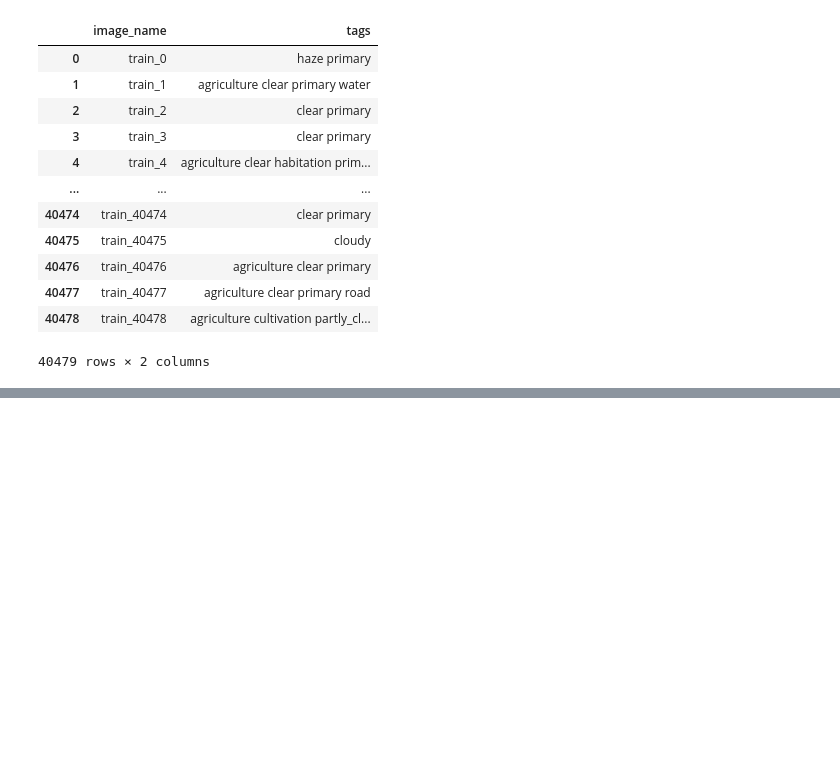
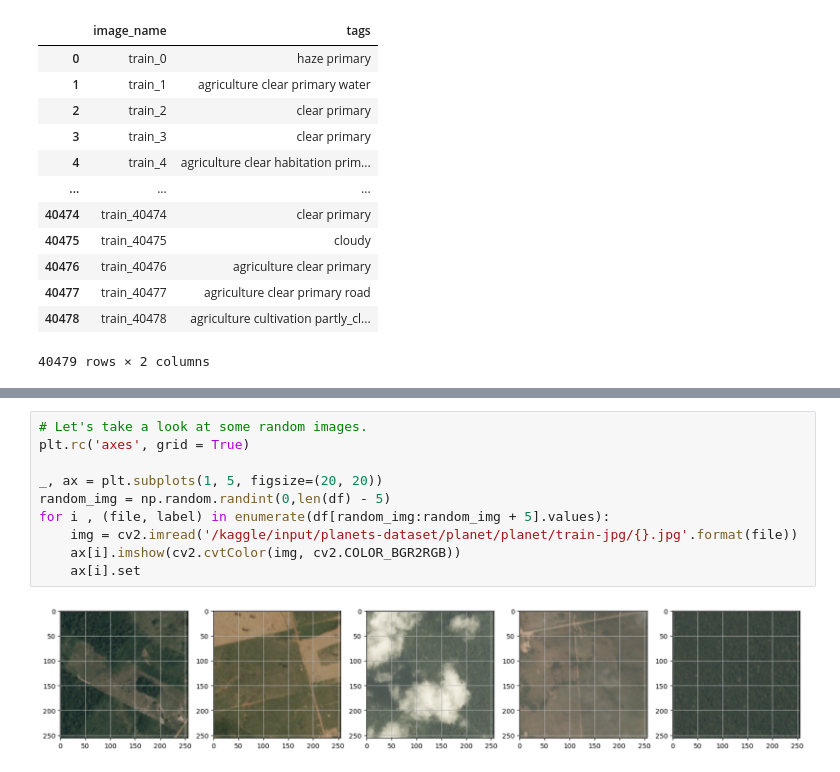
Before and after one commit to Isaac-Ndirangu-Muturi-749/Hamoye-Data-Science-Internship, a Jupyter notebook: amazon-neural-network-satellite-images.ipynb, the cells around one changed output, grey strips where cells are left out. Drawn from its saved outputs; the diff is of its cells as text; blank space fills up the shorter version.

```diff
--- a/amazon-neural-network-satellite-images.ipynb
+++ b/amazon-neural-network-satellite-images.ipynb
@@ -261,0 +93,12 @@ fitting our model using the parameters already defined
+# %%
+# Let's take a look at some random images.
+plt.rc('axes', grid = True)
+
+_, ax = plt.subplots(1, 5, figsize=(20, 20))
+random_img = np.random.randint(0,len(df) - 5)
+for i , (file, label) in enumerate(df[random_img:random_img + 5].values):
+    img = cv2.imread('/kaggle/input/planets-dataset/planet/planet/train-jpg/{}.jpg'.format(file))
+    ax[i].imshow(cv2.cvtColor(img, cv2.COLOR_BGR2RGB))
+    ax[i].set
+# %% [output]
+[figure, added]
```
Also changed, not shown: parts of 24 cells of this notebook.
